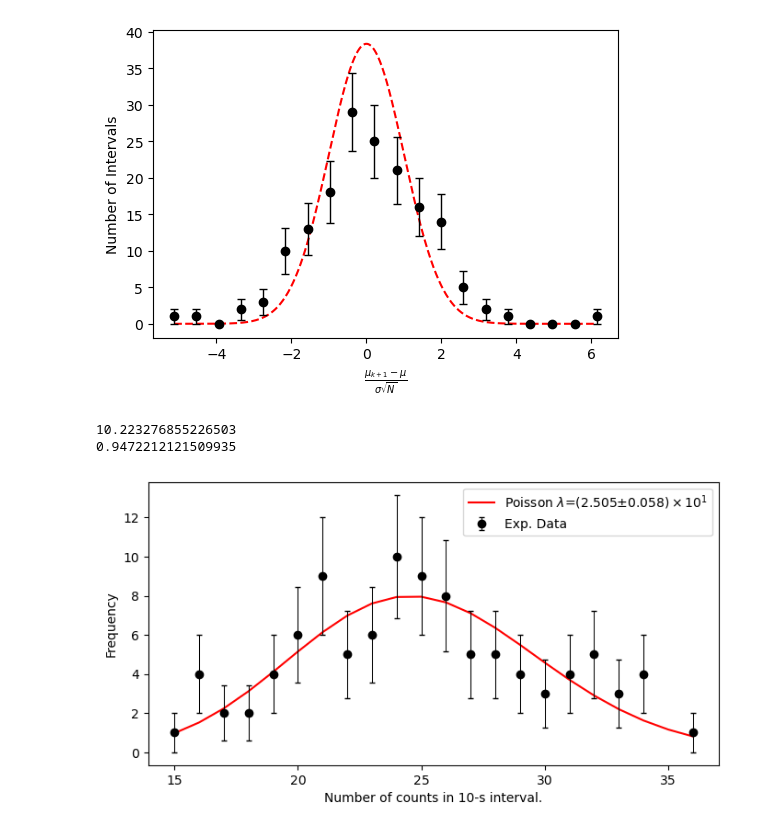
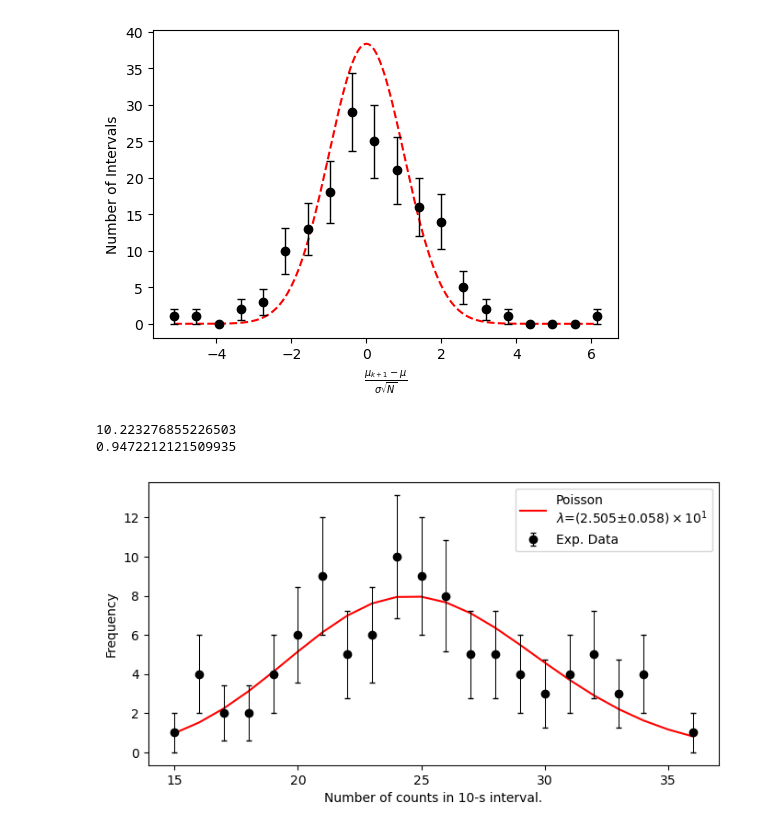
Before and after one commit to ddai2025/J-Lab, a Jupyter notebook: CosmicWatch/021325IC-CosmicWatch-R3.ipynb, the cells around one changed output. Cells and saved outputs as stored; diff of their text form; code cells hidden in the pictures.

Commit message:
Finished CosmicWatch exercise.

```diff
--- a/CosmicWatch/021325IC-CosmicWatch-R3.ipynb
+++ b/CosmicWatch/021325IC-CosmicWatch-R3.ipynb
@@ -123,6 +131,13 @@ Text(0, 0.5, 'Number of Intervals')
 [figure]
 [figure]
 # %%
+"""
+XS1: In-Class Exercise X1.3 "Poisson statistics"
+
+Poisson versus Gaussian, part 1-2: Poisson fit for T=10.
+"""
+
+
 # Analysis parameters.
 T = 10 # Interval time.
 N = 100 # Number of intervals per block.
@@ -130,33 +145,34 @@ width = 1 # Histogram bin width.
 cutoff = 0 # Drop bins with low rate (Poisson far from Gaussian)
 
 
 # Histogram the number of muons per interval.
 counts_anl = counts[k * N:(k + 1) * N]
 counts = bin_events(events, T=T)
 centers, freqs = integer_histogram(counts_anl, width=width)
 centers, freqs = drop_zeros(centers, freqs)
+scale = N * width
 
 # Fit Poisson distribution to experiment.
-scale = N * width
 fit = lambda n, n_avg: scale * poisson.pmf(n, n_avg)
 poiss_args, poiss_stds, chi2, p_chi2 = fit_chi2(fit, [average(counts_anl)],
                                                 centers, freqs, sqrt(freqs))
 poiss_rpt = format_sigfigs(poiss_args, poiss_stds)
 grid = arange(floor(centers)[0], ceil(centers)[-1] + 1)
 
 # Plot data with error bars and compare to fit.
 fig, ax = plt.subplots(figsize=(8, 4))
 ax.errorbar(centers, freqs, yerr=sqrt(freqs), label="Exp. Data",
             fmt='o', c="k", capsize=2, elinewidth=0.75, zorder=10)
 ax.plot(grid, fit(grid, *poiss_args),
-        c="r", label=rf"Poisson $\lambda$={poiss_rpt[0]}")
+        c="r", label=f"Poisson\n$\\lambda$={poiss_rpt[0]}")
 ax.set_xlabel(f"Number of counts in {T}-s interval.")
 ax.set_ylabel("Frequency")
 ax.legend()
 
+# Report.
 print(chi2)
 print(p_chi2)
 # %% [output]
 10.223276855226503
 0.9472212121509935
-[figure, old version]
+[figure, new version]
```
Also changed, not shown: parts of 5 cells of this notebook, 1 other file.
